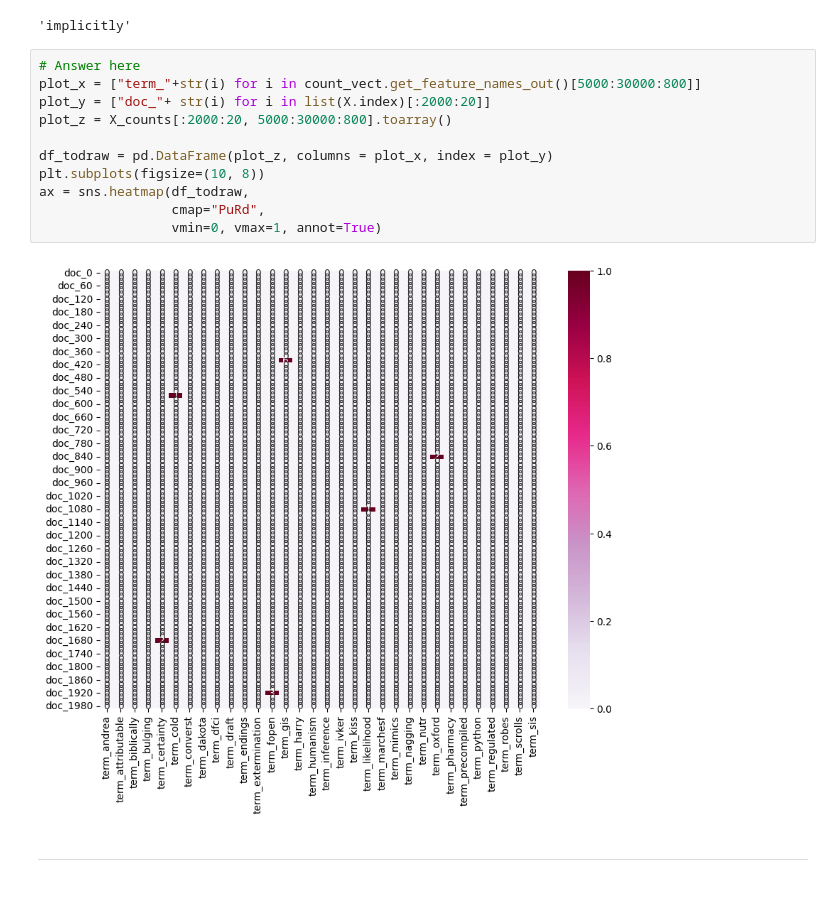
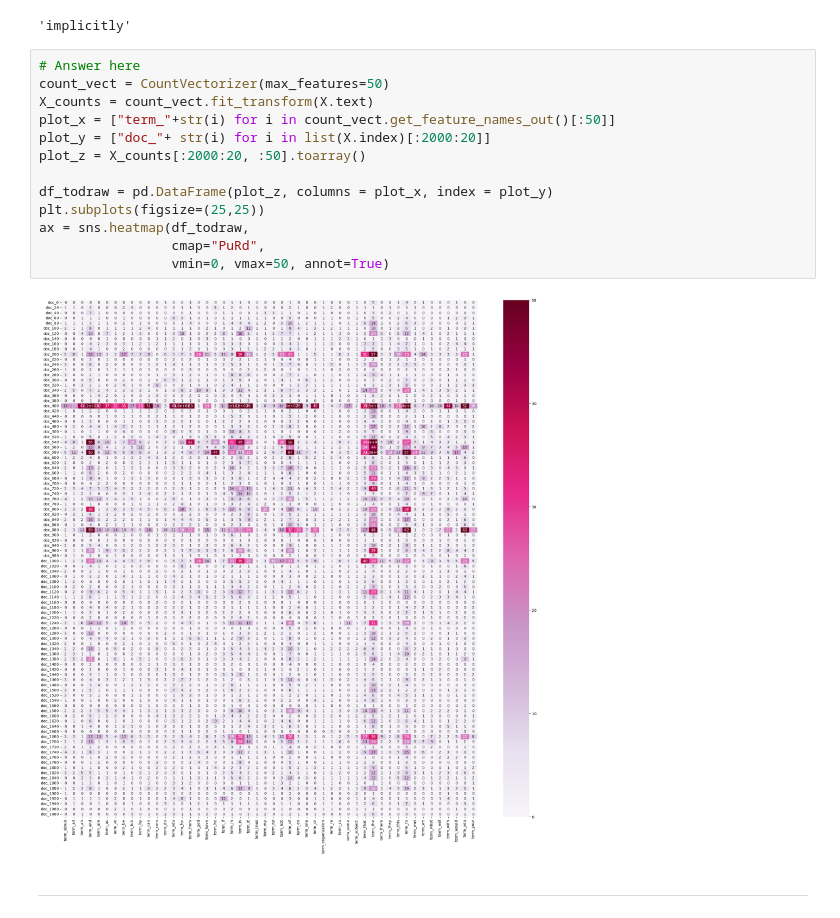
Before and after one commit to ark610475/DM2024-Lab1-Master, a Jupyter notebook: DM2024-Lab1-Master.ipynb, the cells around one changed output. Drawn from its saved outputs; the diff is of its cells as text.

```diff
--- a/DM2024-Lab1-Master.ipynb
+++ b/DM2024-Lab1-Master.ipynb
@@ -1101,17 +1092,19 @@ count_vect.get_feature_names_out()[17500]
 'implicitly'
 # %%
 # Answer here
-plot_x = ["term_"+str(i) for i in count_vect.get_feature_names_out()[5000:30000:800]]
+count_vect = CountVectorizer(max_features=50)
+X_counts = count_vect.fit_transform(X.text)
+plot_x = ["term_"+str(i) for i in count_vect.get_feature_names_out()[:50]]
 plot_y = ["doc_"+ str(i) for i in list(X.index)[:2000:20]]
-plot_z = X_counts[:2000:20, 5000:30000:800].toarray()
+plot_z = X_counts[:2000:20, :50].toarray()
 
 df_todraw = pd.DataFrame(plot_z, columns = plot_x, index = plot_y)
-plt.subplots(figsize=(10, 8))
+plt.subplots(figsize=(25,25))
 ax = sns.heatmap(df_todraw,
                  cmap="PuRd",
-                 vmin=0, vmax=1, annot=True)
+                 vmin=0, vmax=50, annot=True)
 # %% [output]
-[figure, old version]
+[figure, new version]
 # %% [markdown]
 ---
 # %% [markdown]
```
Also changed, not shown: parts of 4 cells of this notebook.
